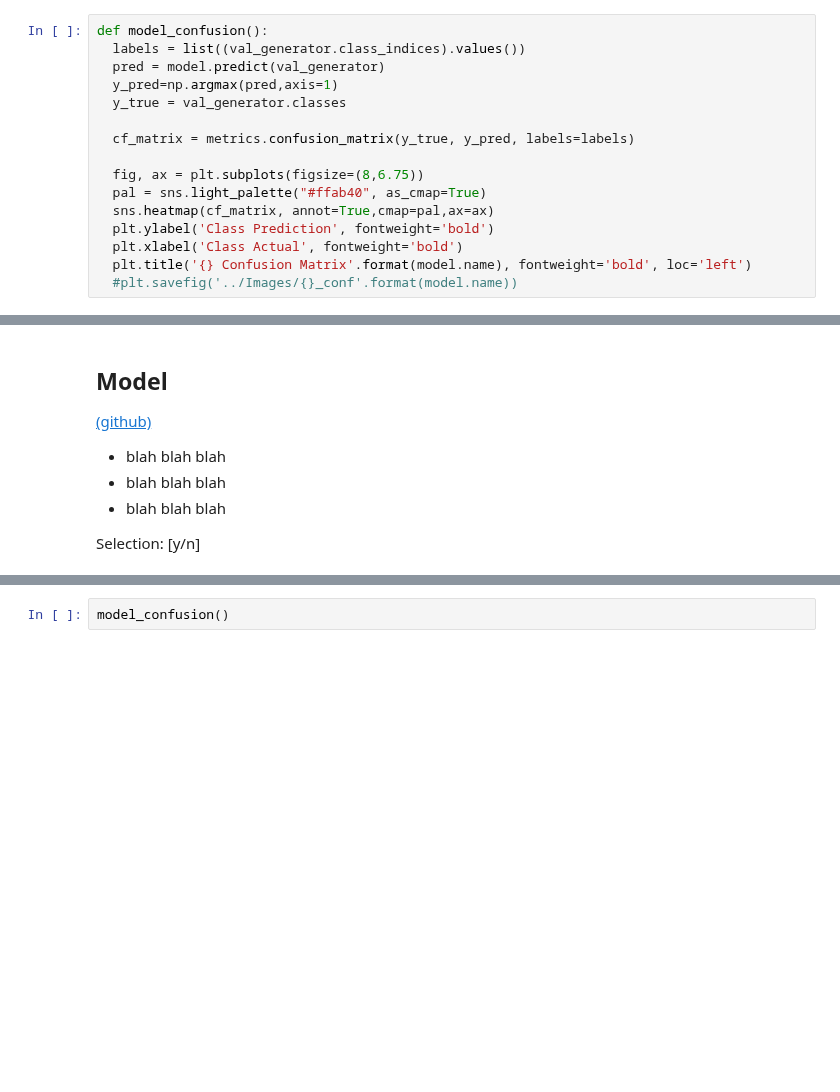
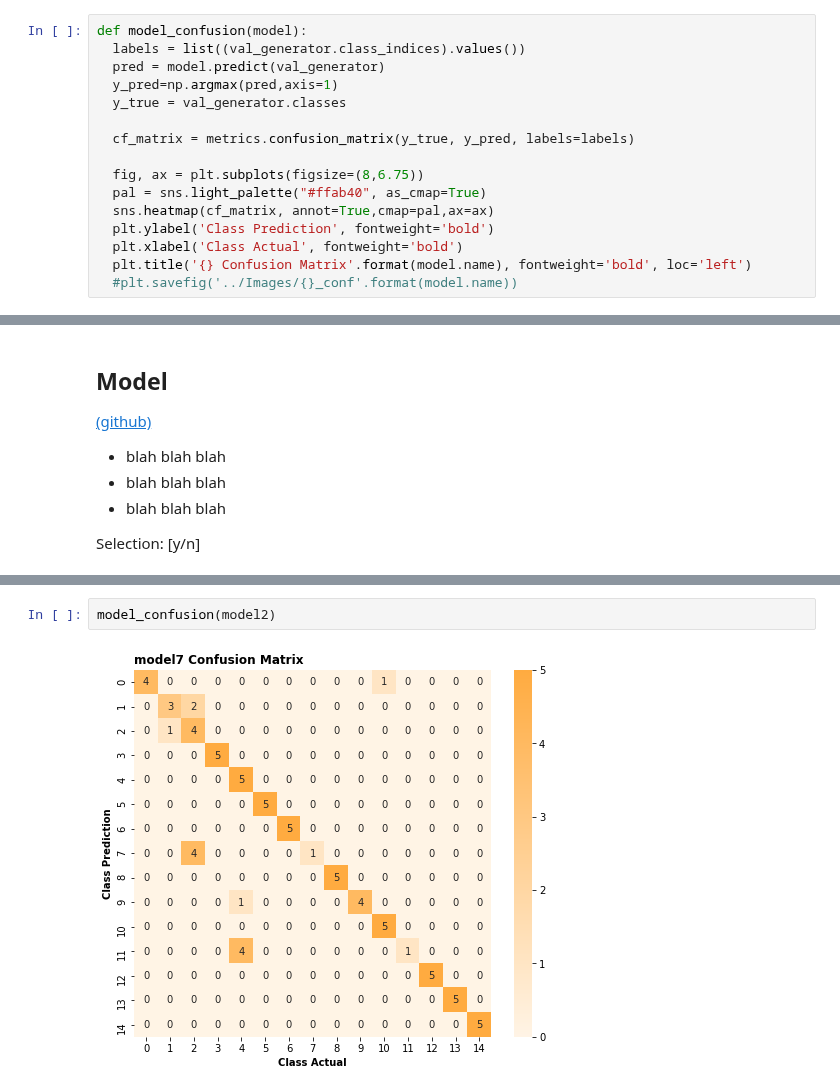
Before and after one commit to alphonsowoodbury/RxVision, a Jupyter notebook: Notebooks/rxv_model_selection.ipynb, the cells around one changed output, grey strips where cells are left out. Cells and saved outputs as stored; diff of their text form; blank space fills up the shorter version.

```diff
--- a/Notebooks/rxv_model_selection.ipynb
+++ b/Notebooks/rxv_model_selection.ipynb
@@ -124,7 +108,7 @@ def model_acc_val_plot():
   plt.savefig('{}_AccLoss.png'.format(model.name))
   plt.show()
 # %%
-def model_confusion():
+def model_confusion(model):
   labels = list((val_generator.class_indices).values())
   pred = model.predict(val_generator)
   y_pred=np.argmax(pred,axis=1)
@@ -272,3 +277,5 @@ model_acc_val_plot()
 # %%
-model_confusion()
+model_confusion(model2)
+# %% [output]
+[figure, added]
 # %%
```
Also changed, not shown: parts of 12 cells of this notebook.
